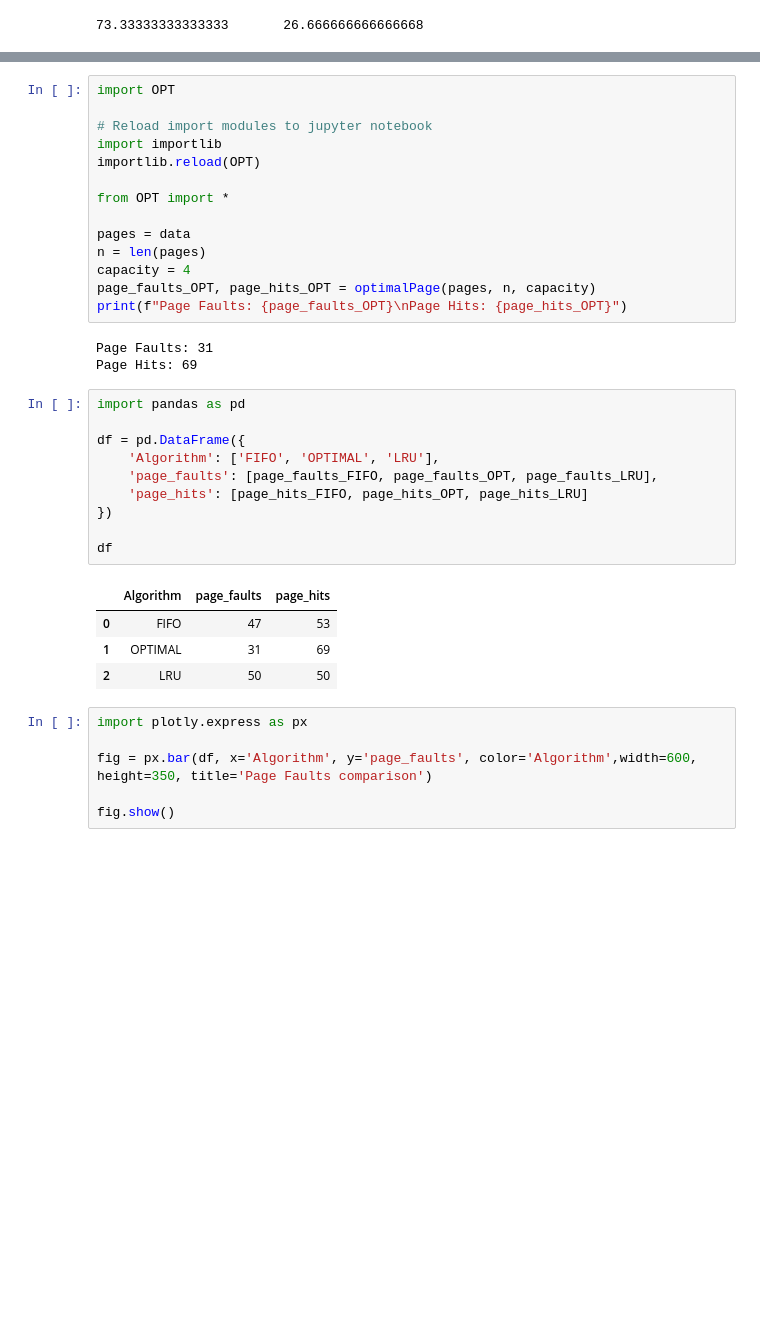
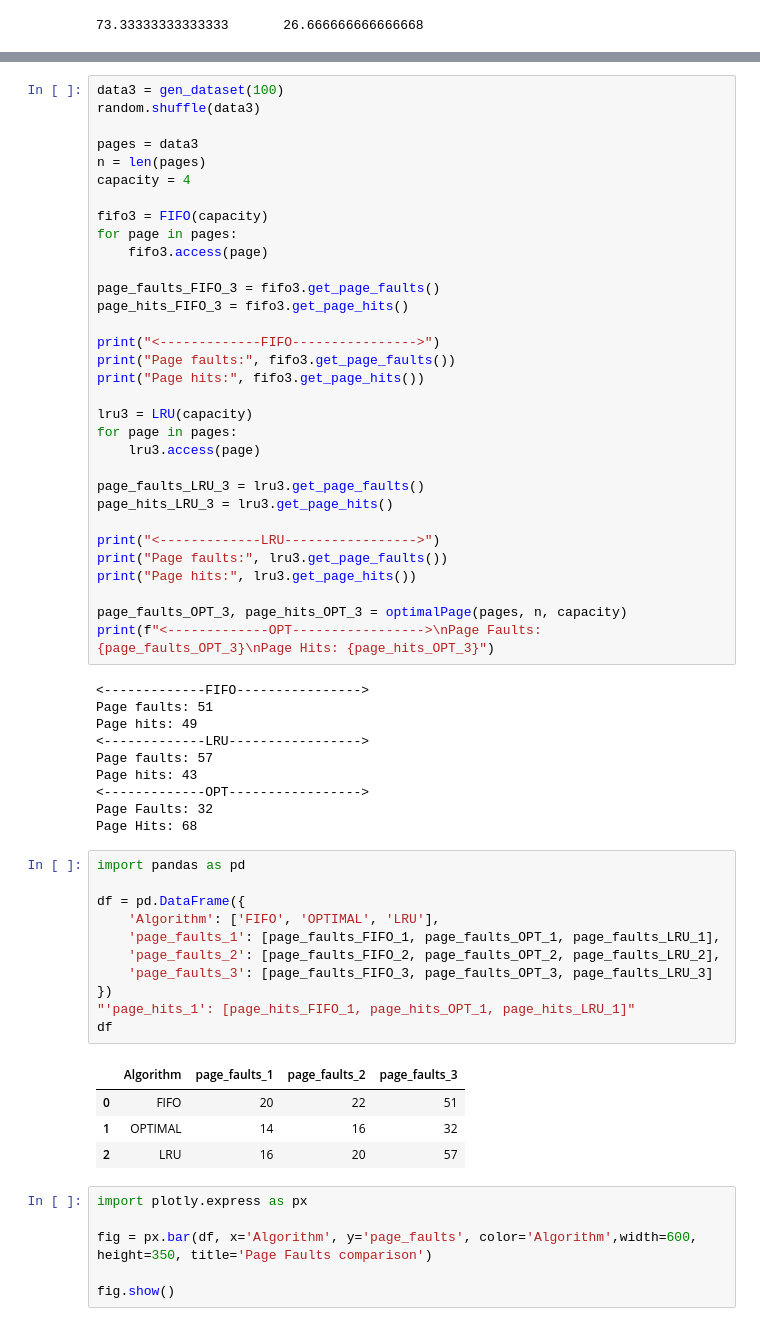
Before and after one commit to andaraiwin/OSpageReplace, a Jupyter notebook: Experiment.ipynb, the cells around one changed output, grey strips where cells are left out. Saved outputs shown, nothing was run; the diff lists cells and outputs as text; blank space fills up the shorter version.

```diff
--- a/Experiment.ipynb
+++ b/Experiment.ipynb
@@ -74,35 +136,61 @@ Page hits: 50
 # %%
-import OPT
+data3 = gen_dataset(100)
+random.shuffle(data3)
 
-# Reload import modules to jupyter notebook
-import importlib
-importlib.reload(OPT)
-
-from OPT import *
-
-pages = data
+pages = data3
 n = len(pages)
 capacity = 4
-page_faults_OPT, page_hits_OPT = optimalPage(pages, n, capacity)
-print(f"Page Faults: {page_faults_OPT}\nPage Hits: {page_hits_OPT}")
+
+fifo3 = FIFO(capacity)
+for page in pages:
+    fifo3.access(page)
+
+page_faults_FIFO_3 = fifo3.get_page_faults()
+page_hits_FIFO_3 = fifo3.get_page_hits()
+
+print("<-------------FIFO---------------->")
+print("Page faults:", fifo3.get_page_faults())
+print("Page hits:", fifo3.get_page_hits())
+
+lru3 = LRU(capacity)
+for page in pages:
+    lru3.access(page)
+
+page_faults_LRU_3 = lru3.get_page_faults()
+page_hits_LRU_3 = lru3.get_page_hits()
+
+print("<-------------LRU----------------->")
+print("Page faults:", lru3.get_page_faults())
+print("Page hits:", lru3.get_page_hits())
+
+page_faults_OPT_3, page_hits_OPT_3 = optimalPage(pages, n, capacity)
+print(f"<-------------OPT----------------->\nPage Faults: {page_faults_OPT_3}\nPage Hits: {page_hits_OPT_3}")
 # %% [output]
-Page Faults: 31
-Page Hits: 69
+<-------------FIFO---------------->
+Page faults: 51
+Page hits: 49
+<-------------LRU----------------->
+Page faults: 57
+Page hits: 43
+<-------------OPT----------------->
+Page Faults: 32
+Page Hits: 68
 # %%
 import pandas as pd
 
 df = pd.DataFrame({
     'Algorithm': ['FIFO', 'OPTIMAL', 'LRU'],
-    'page_faults': [page_faults_FIFO, page_faults_OPT, page_faults_LRU],
-    'page_hits': [page_hits_FIFO, page_hits_OPT, page_hits_LRU]
+    'page_faults_1': [page_faults_FIFO_1, page_faults_OPT_1, page_faults_LRU_1],
+    'page_faults_2': [page_faults_FIFO_2, page_faults_OPT_2, page_faults_LRU_2],
+    'page_faults_3': [page_faults_FIFO_3, page_faults_OPT_3, page_faults_LRU_3]
 })
-
+"'page_hits_1': [page_hits_FIFO_1, page_hits_OPT_1, page_hits_LRU_1]"
 df
 # %% [output]
-|  | Algorithm | page_faults | page_hits |
-| 0 | FIFO | 47 | 53 |
-| 1 | OPTIMAL | 31 | 69 |
-| 2 | LRU | 50 | 50 |
+|  | Algorithm | page_faults_1 | page_faults_2 | page_faults_3 |
+| 0 | FIFO | 20 | 22 | 51 |
+| 1 | OPTIMAL | 14 | 16 | 32 |
+| 2 | LRU | 16 | 20 | 57 |
 # %%
 import plotly.express as px
 
```
Also changed, not shown: parts of 4 cells of this notebook.
